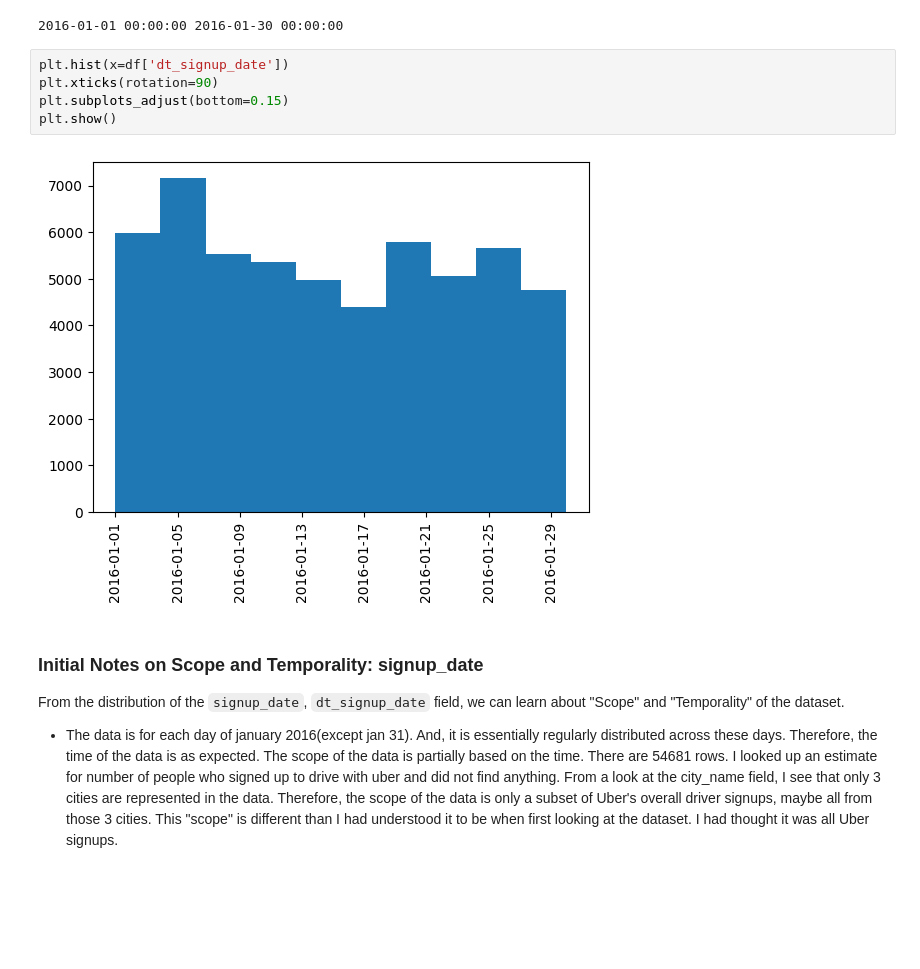
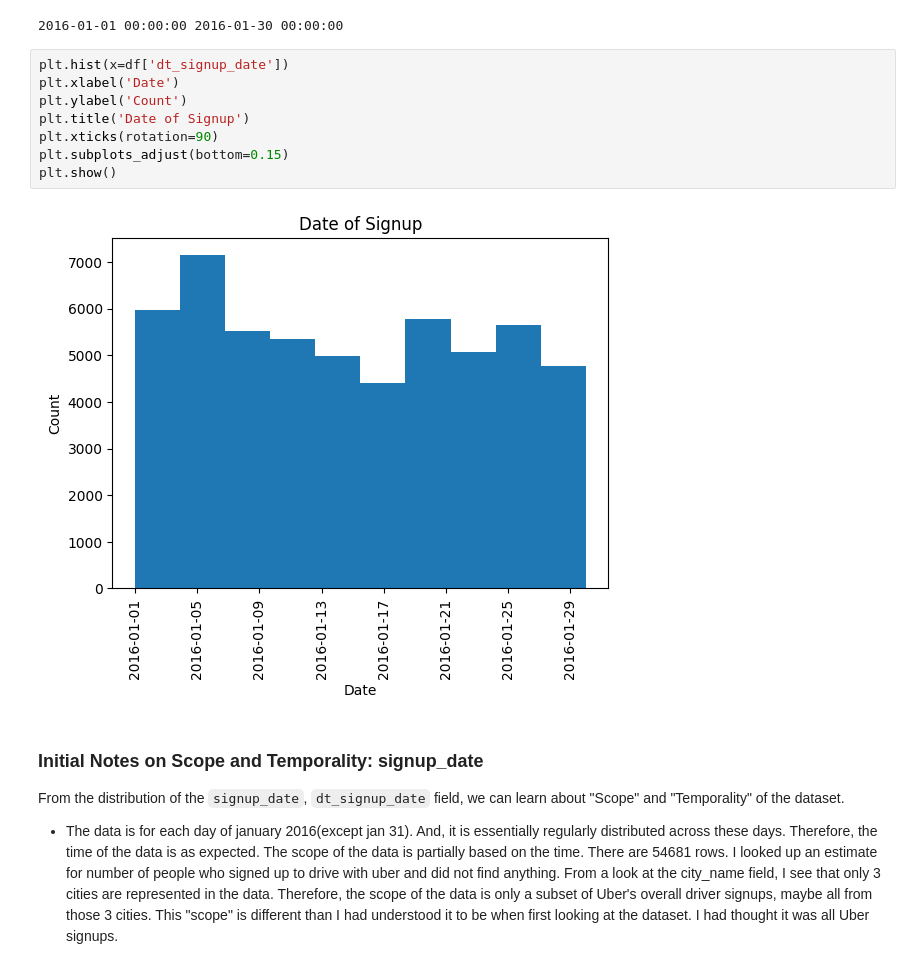
Before and after one commit to schraj/Uber-driver-churn-prediction, a Jupyter notebook: churn_prediction.ipynb, the cells around one changed output. Cells and saved outputs as stored; diff of their text form; blank space fills up the shorter version.

```diff
--- a/churn_prediction.ipynb
+++ b/churn_prediction.ipynb
@@ -119,11 +121,14 @@ print(min, max)
 2016-01-01 00:00:00 2016-01-30 00:00:00
 # %%
 plt.hist(x=df['dt_signup_date'])
+plt.xlabel('Date')
+plt.ylabel('Count')
+plt.title('Date of Signup')
 plt.xticks(rotation=90)
 plt.subplots_adjust(bottom=0.15)
 plt.show()
 # %% [output]
-[figure, old version]
+[figure, new version]
 # %% [markdown]
 ### Initial Notes on Scope and Temporality: signup_date
 From the distribution of the `signup_date`, `dt_signup_date` field, we can learn about "Scope" and "Temporality" of the dataset.
```
Also changed, not shown: parts of 14 cells of this notebook.
